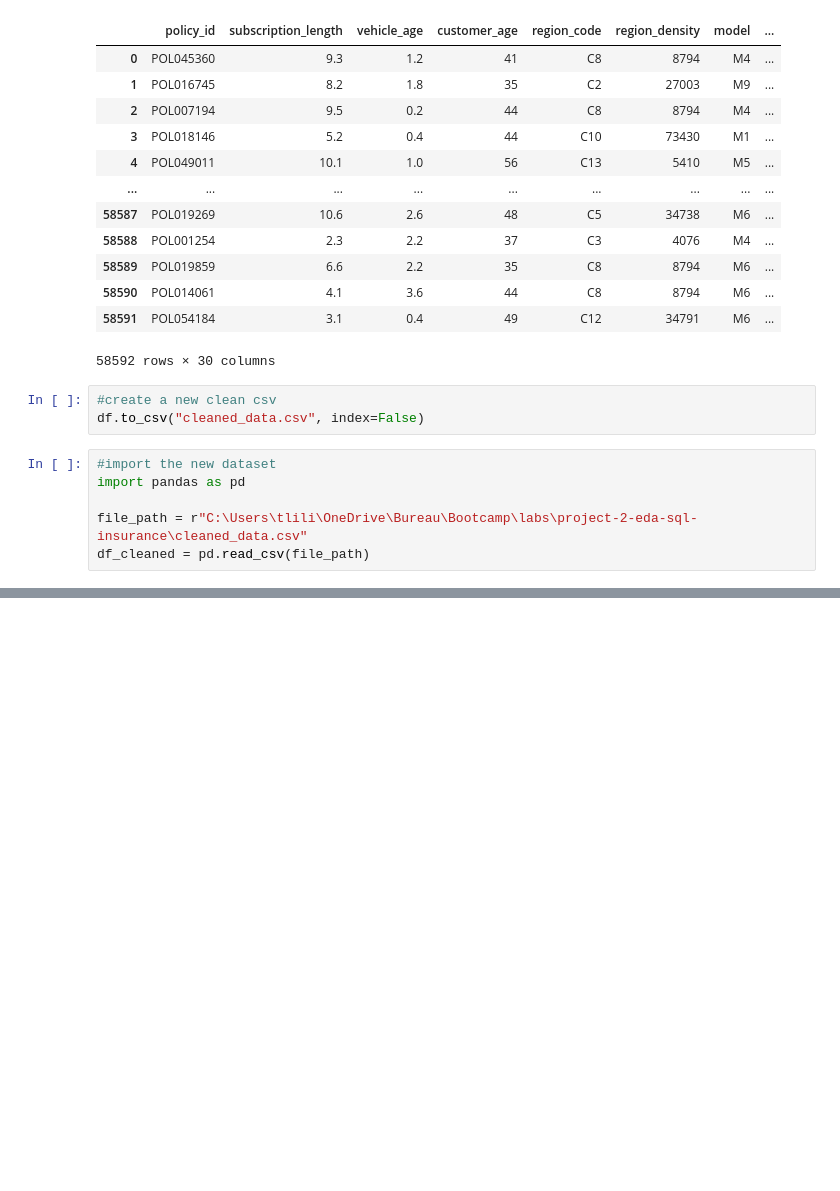
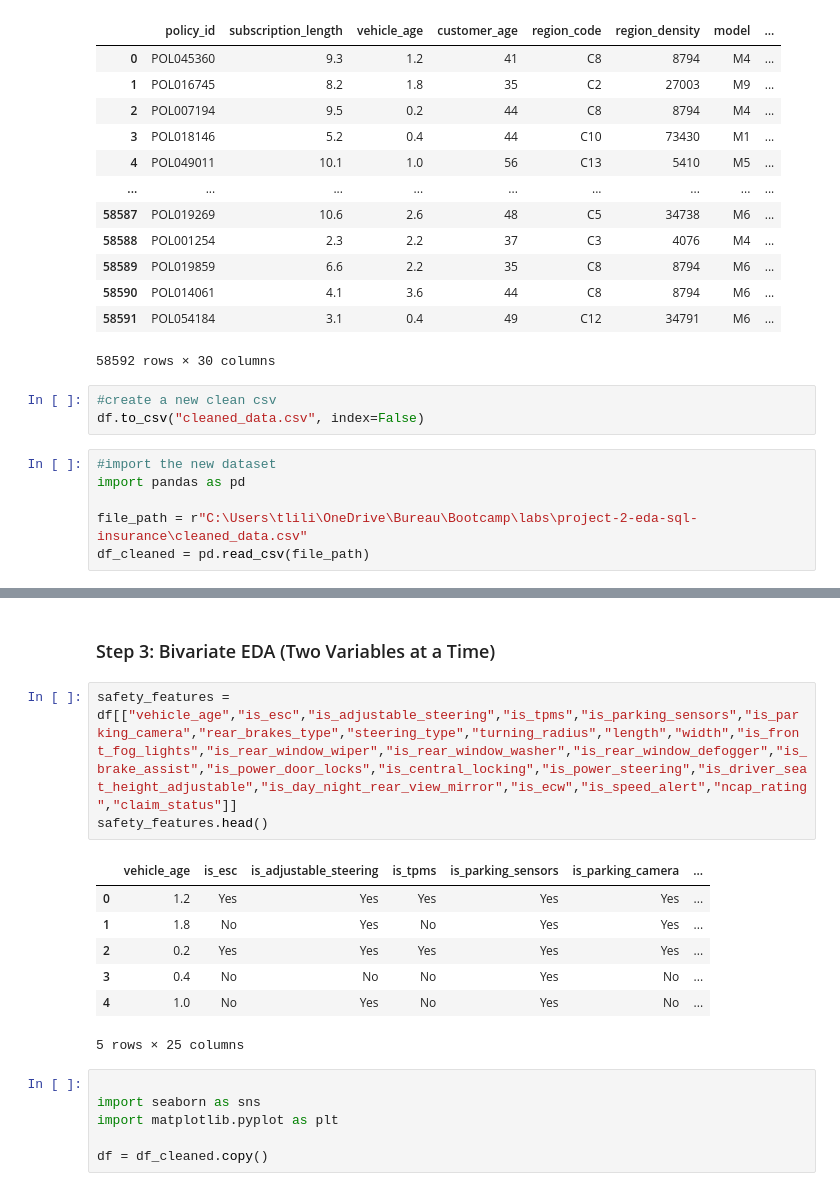
Before and after one commit to tlilimaryem7-cloud/project-2-eda-sql, a Jupyter notebook: EDA_insurance_claim.ipynb, the cells around one changed output, grey strips where cells are left out. Saved outputs shown, nothing was run; the diff lists cells and outputs as text; blank space fills up the shorter version.

```diff
--- a/EDA_insurance_claim.ipynb
+++ b/EDA_insurance_claim.ipynb
@@ -251,0 +265,19 @@ test
+# %% [markdown]
+### Step 3: Bivariate EDA (Two Variables at a Time)
+# %%
+safety_features = df[["vehicle_age","is_esc","is_adjustable_steering","is_tpms","is_parking_sensors","is_parking_camera","rear_brakes_type","steering_type","turning_radius","length","width","is_front_fog_lights","is_rear_window_wiper","is_rear_window_washer","is_rear_window_defogger","is_brake_assist","is_power_door_locks","is_central_locking","is_power_steering","is_driver_seat_height_adjustable","is_day_night_rear_view_mirror","is_ecw","is_speed_alert","ncap_rating","claim_status"]]
+safety_features.head()
+# %% [output]
+|  | vehicle_age | is_esc | is_adjustable_steering | is_tpms | is_parking_sensors | is_parking_camera | ... |
+| 0 | 1.2 | Yes | Yes | Yes | Yes | Yes | ... |
+| 1 | 1.8 | No | Yes | No | Yes | Yes | ... |
+| 2 | 0.2 | Yes | Yes | Yes | Yes | Yes | ... |
+| 3 | 0.4 | No | No | No | Yes | No | ... |
+| 4 | 1.0 | No | Yes | No | Yes | No | ... |
+5 rows × 25 columns
+# %%
+
+import seaborn as sns
+import matplotlib.pyplot as plt
+
+df = df_cleaned.copy()
```
Also changed, not shown: parts of 11 cells of this notebook, 2 other files.
